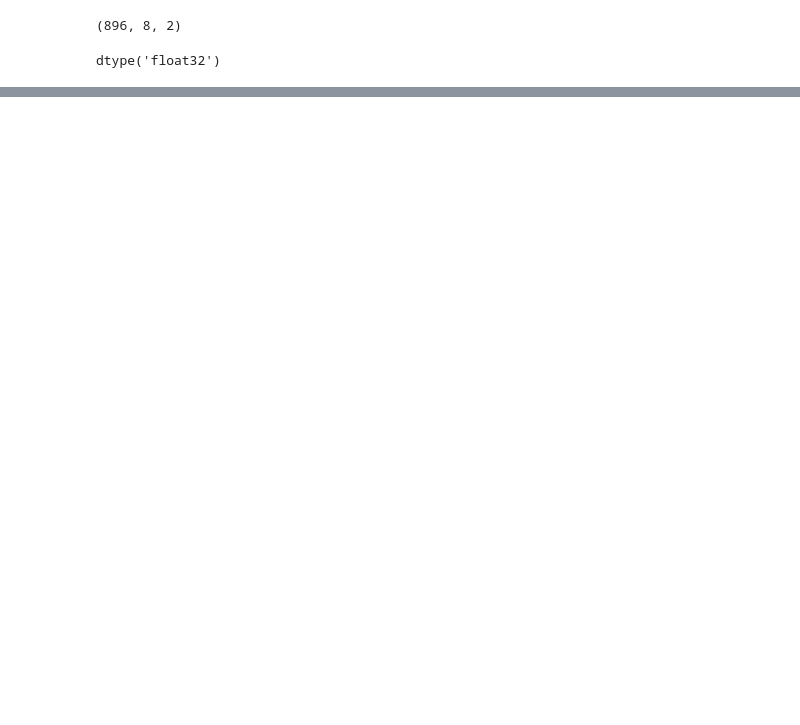
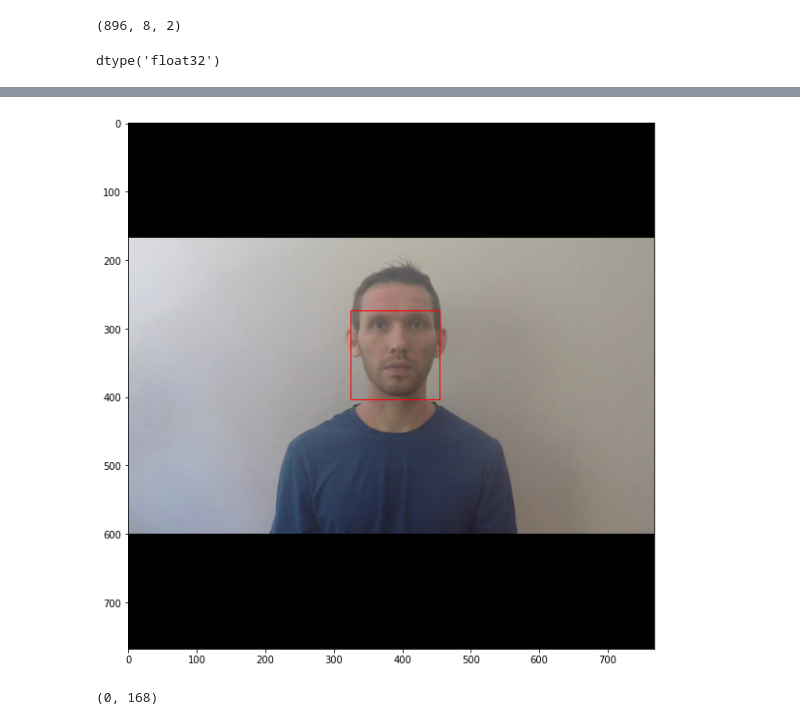
Before and after one commit to abhilb/mukham, a Jupyter notebook: scripts/BlazeFace.ipynb, the cells around one changed output, grey strips where cells are left out. Cells and saved outputs as stored; diff of their text form; code cells hidden in the pictures; blank space fills up the shorter version.

```diff
--- a/scripts/BlazeFace.ipynb
+++ b/scripts/BlazeFace.ipynb
@@ -217,0 +349,24 @@ plt.show()
+# %%
+plt.figure(figsize=(10,10))
+plt.imshow(frame)
+dr, dc, _ = frame.shape
+for box in output:
+    x1 = box.xmin
+    y1 = box.ymin
+
+    x2 = box.xmax
+    y2 = box.ymax
+
+    w = int(abs(x1 - x2))
+    h = int(abs(y1 - y2))
+    plt.gca().add_patch(Rectangle((x1,y1), w, h,
+                        edgecolor='red',
+                        facecolor='none',
+                        lw=1))
+plt.show()
+# %% [output]
+[figure, added]
+# %%
+padx, pady
+# %% [output]
+(0, 168)
```
Also changed, not shown: parts of 15 cells of this notebook.
